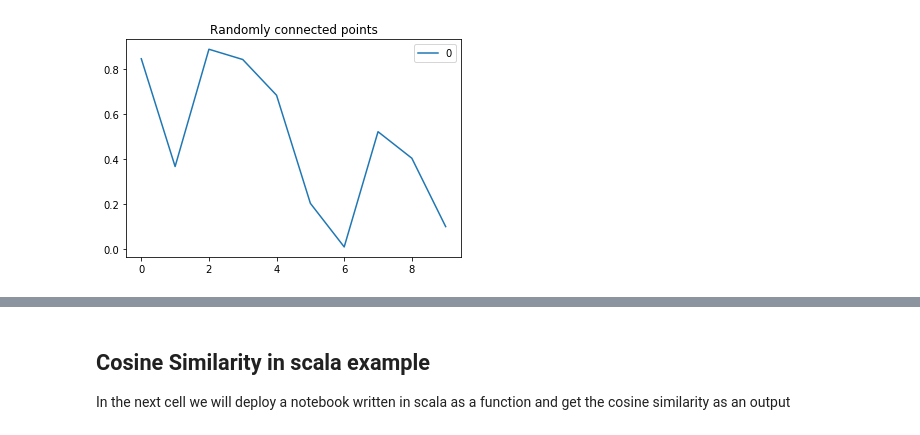
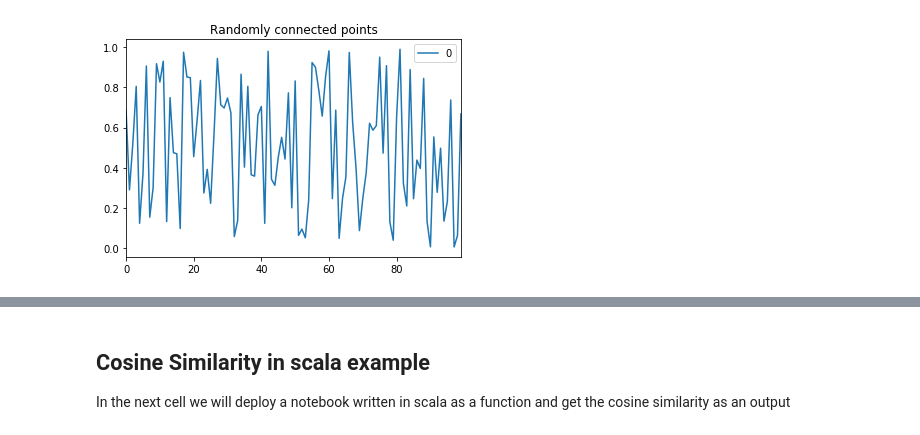
Before and after one commit to cmrfrd/serverless_notebooks, a Jupyter notebook: notebooks/deploy_notebook_function.ipynb, the cells around one changed output, grey strips where cells are left out. Cells and saved outputs as stored; diff of their text form; code cells hidden in the pictures.

```diff
--- a/notebooks/deploy_notebook_function.ipynb
+++ b/notebooks/deploy_notebook_function.ipynb
@@ -93,18 +127,22 @@ Wall time: 33.1 s
 # %%
 %%time
 
+## define parameters
+params = {
+    "NUM_POINTS":100
+}
+
 ## Get a new plot updating the number of points we want
 !curl -s -o /tmp/notebook-multiple-outputs \
-      --data '{"NUM_POINTS":10}' \
-      -H "Content-Type: application/json" \
       -H "Accept: image/png" \
-      $OPENFAAS_URL/function/notebook-multiple-outputs
+      --data "{fmt_json_string(params)}" \
+      --url  "{multiple_out_function_url}"
 
 ## Decode the b64 plot to a png
 !cat /tmp/notebook-multiple-outputs | base64 -d > /tmp/decoded.png
 
 ## Display the decoded image
 from IPython.display import display, Image
 display(Image(filename='/tmp/decoded.png'))
 # %% [output]
-[figure, old version]
+[figure, new version]
```
Also changed, not shown: parts of 34 cells of this notebook, 5 other files.
